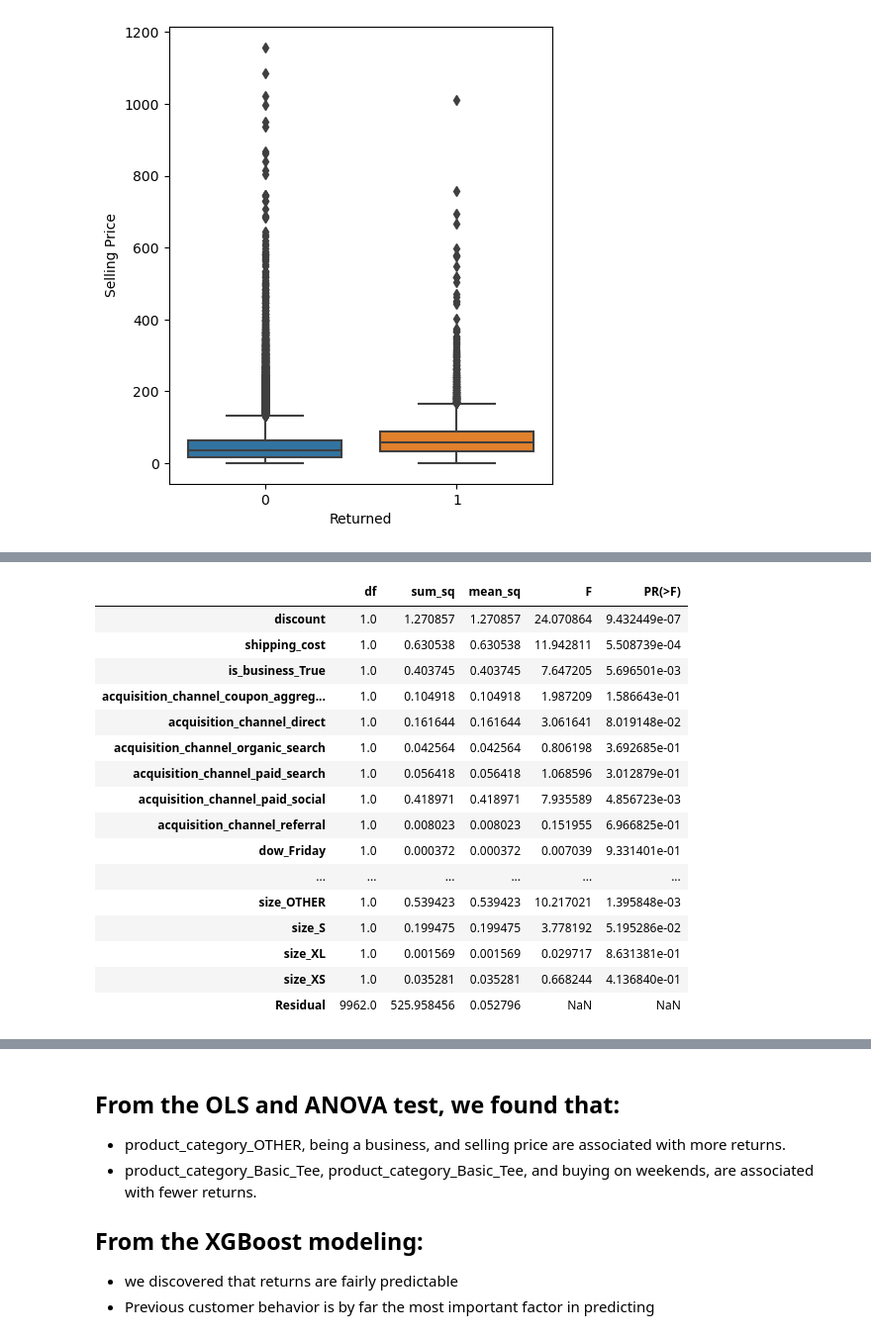
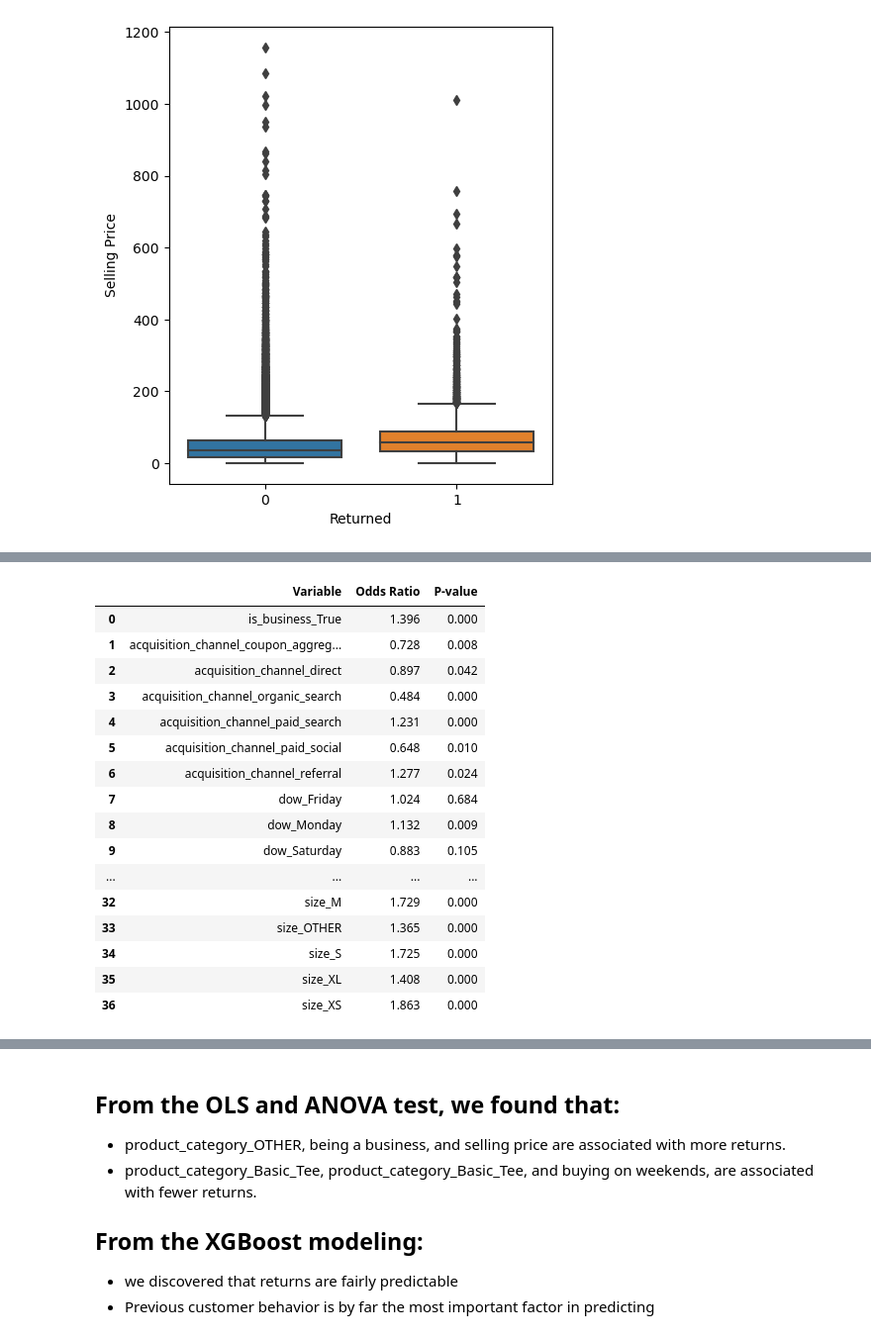
Before and after one commit to patrick-hyland/jiffyshirt, a Jupyter notebook: return_analysis.ipynb, the cells around one changed output, grey strips where cells are left out. Shown at 99% size. Drawn from its saved outputs; the diff is of its cells as text; code cells hidden in the pictures.

```diff
--- a/return_analysis.ipynb
+++ b/return_analysis.ipynb
@@ -290,21 +251,36 @@ strong multicollinearity problems or that the design matrix is singular.
 # %%
-# are the means of the 2 groups statistically significant across any variables
-anova_table
+from scipy.stats import fisher_exact
+
+odds_ratio_cols = [i for i in dummy_df_agg if i not in ['returned', 'date','order_id','customer_uid', 'discount','shipping_cost','quantity','selling_price']]
+results_df = pd.DataFrame(columns=['Variable', 'Odds_Ratio', 'p_value'])
+frames = []
+for var in odds_ratio_cols:
+    contingency_table = pd.crosstab(dummy_df_agg['returned'], dummy_df_agg[var])
+    odds_ratio, p_value = fisher_exact(contingency_table)
+
+    result_df = pd.DataFrame({'Variable': [var], 'Odds Ratio': [odds_ratio], 'P-value': [p_value]})
+    frames.append(result_df)
+
+
+results_df = pd.concat(frames, ignore_index=True)
-# %% [output]
-|  | df | sum_sq | mean_sq | F | PR(>F) |
-| discount | 1.0 | 1.270857 | 1.270857 | 24.070864 | 9.432449e-07 |
-| shipping_cost | 1.0 | 0.630538 | 0.630538 | 11.942811 | 5.508739e-04 |
-| is_business_True | 1.0 | 0.403745 | 0.403745 | 7.647205 | 5.696501e-03 |
-| acquisition_channel_coupon_aggreg... | 1.0 | 0.104918 | 0.104918 | 1.987209 | 1.586643e-01 |
-| acquisition_channel_direct | 1.0 | 0.161644 | 0.161644 | 3.061641 | 8.019148e-02 |
-| acquisition_channel_organic_search | 1.0 | 0.042564 | 0.042564 | 0.806198 | 3.692685e-01 |
-| acquisition_channel_paid_search | 1.0 | 0.056418 | 0.056418 | 1.068596 | 3.012879e-01 |
-| acquisition_channel_paid_social | 1.0 | 0.418971 | 0.418971 | 7.935589 | 4.856723e-03 |
-| acquisition_channel_referral | 1.0 | 0.008023 | 0.008023 | 0.151955 | 6.966825e-01 |
-| dow_Friday | 1.0 | 0.000372 | 0.000372 | 0.007039 | 9.331401e-01 |
-| ... | ... | ... | ... | ... | ... |
-| size_OTHER | 1.0 | 0.539423 | 0.539423 | 10.217021 | 1.395848e-03 |
-| size_S | 1.0 | 0.199475 | 0.199475 | 3.778192 | 5.195286e-02 |
-| size_XL | 1.0 | 0.001569 | 0.001569 | 0.029717 | 8.631381e-01 |
-| size_XS | 1.0 | 0.035281 | 0.035281 | 0.668244 | 4.136840e-01 |
-| Residual | 9962.0 | 525.958456 | 0.052796 | NaN | NaN |
+# %%
+pd.set_option('display.float_format', lambda x: '%.3f' % x)
+results_df
+# %% [output]
+|  | Variable | Odds Ratio | P-value |
+| 0 | is_business_True | 1.396 | 0.000 |
+| 1 | acquisition_channel_coupon_aggreg... | 0.728 | 0.008 |
+| 2 | acquisition_channel_direct | 0.897 | 0.042 |
+| 3 | acquisition_channel_organic_search | 0.484 | 0.000 |
+| 4 | acquisition_channel_paid_search | 1.231 | 0.000 |
+| 5 | acquisition_channel_paid_social | 0.648 | 0.010 |
+| 6 | acquisition_channel_referral | 1.277 | 0.024 |
+| 7 | dow_Friday | 1.024 | 0.684 |
+| 8 | dow_Monday | 1.132 | 0.009 |
+| 9 | dow_Saturday | 0.883 | 0.105 |
+| ... | ... | ... | ... |
+| 32 | size_M | 1.729 | 0.000 |
+| 33 | size_OTHER | 1.365 | 0.000 |
+| 34 | size_S | 1.725 | 0.000 |
+| 35 | size_XL | 1.408 | 0.000 |
+| 36 | size_XS | 1.863 | 0.000 |
```
Also changed, not shown: parts of 13 cells of this notebook.
